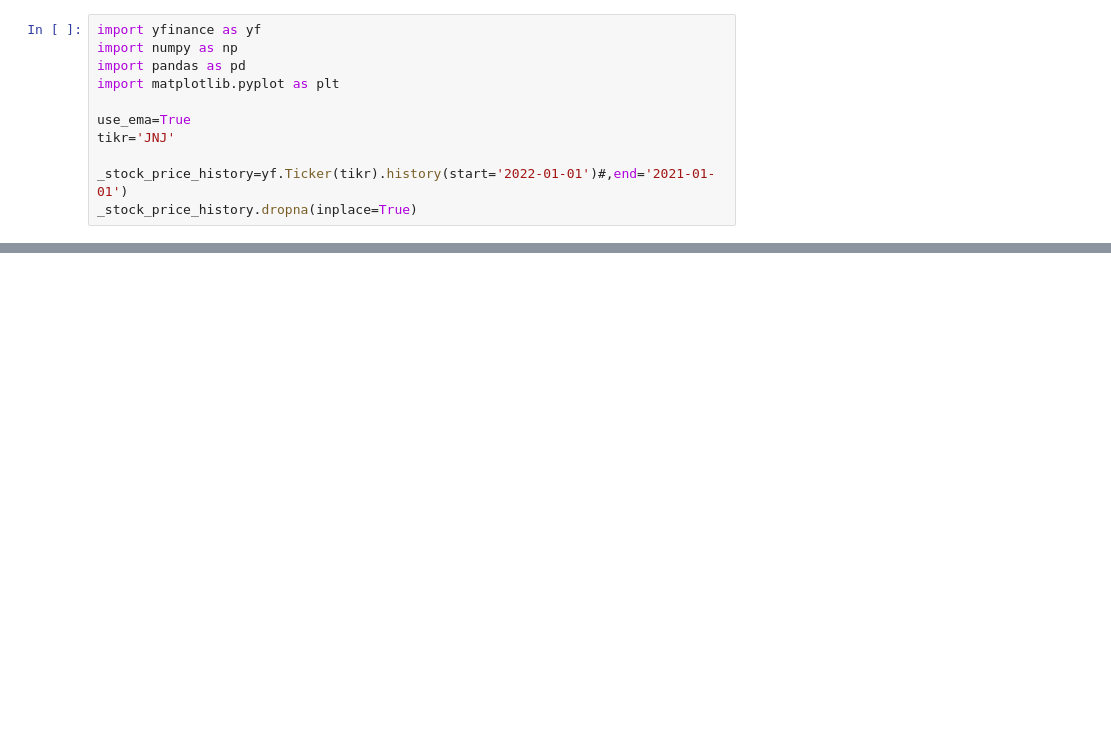
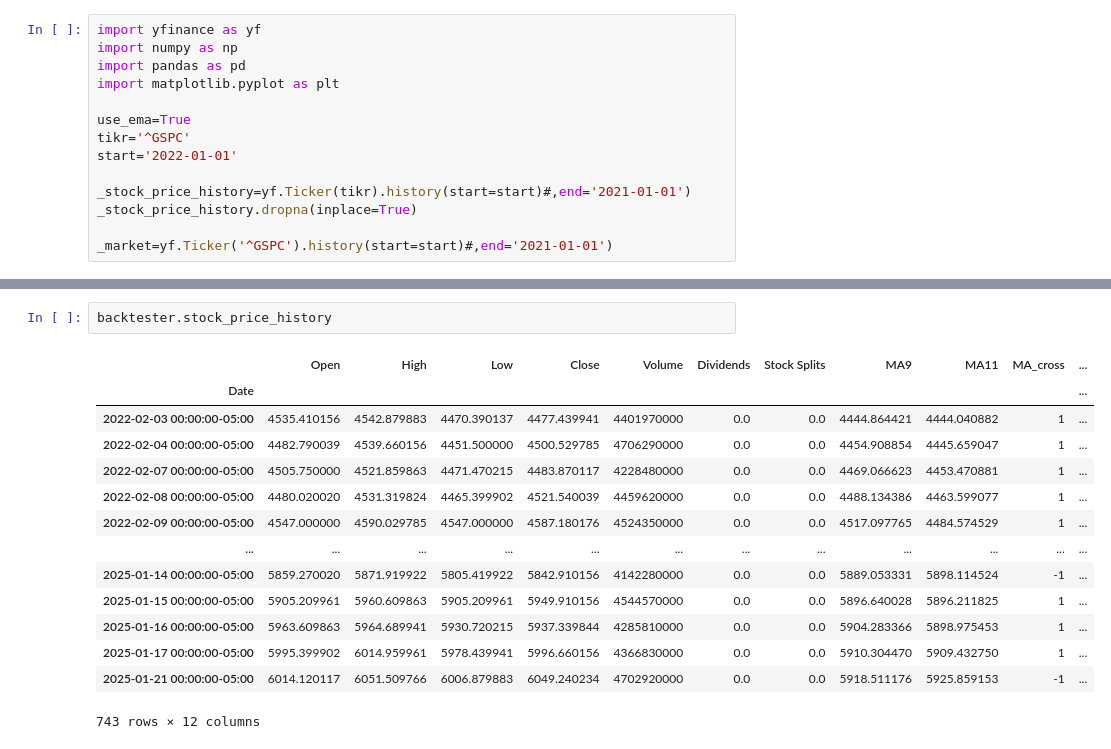
Before and after one commit to PriyadarshiAkshay/qaunt-finance, a Jupyter notebook: buy_sell_signals.ipynb, the cells around one changed output, grey strips where cells are left out. Saved outputs shown, nothing was run; the diff lists cells and outputs as text; blank space fills up the shorter version.

```diff
--- a/buy_sell_signals.ipynb
+++ b/buy_sell_signals.ipynb
@@ -5,10 +5,13 @@ import pandas as pd
 import matplotlib.pyplot as plt
 
 use_ema=True
-tikr='JNJ'
+tikr='^GSPC'
+start='2022-01-01'
 
-_stock_price_history=yf.Ticker(tikr).history(start='2022-01-01')#,end='2021-01-01')
+_stock_price_history=yf.Ticker(tikr).history(start=start)#,end='2021-01-01')
 _stock_price_history.dropna(inplace=True)
+
+_market=yf.Ticker('^GSPC').history(start=start)#,end='2021-01-01')
 # %%
 # Strategy to find optimal moving average window combinations
 best_return = -float('inf')
@@ -211,0 +183,17 @@ Total time: 764 days 00:00:00
+# %%
+backtester.stock_price_history
+# %% [output]
+|  | Open | High | Low | Close | Volume | Dividends | Stock Splits | MA9 | MA11 | MA_cross | ... |
+| Date |  |  |  |  |  |  |  |  |  |  | ... |
+| 2022-02-03 00:00:00-05:00 | 4535.410156 | 4542.879883 | 4470.390137 | 4477.439941 | 4401970000 | 0.0 | 0.0 | 4444.864421 | 4444.040882 | 1 | ... |
+| 2022-02-04 00:00:00-05:00 | 4482.790039 | 4539.660156 | 4451.500000 | 4500.529785 | 4706290000 | 0.0 | 0.0 | 4454.908854 | 4445.659047 | 1 | ... |
+| 2022-02-07 00:00:00-05:00 | 4505.750000 | 4521.859863 | 4471.470215 | 4483.870117 | 4228480000 | 0.0 | 0.0 | 4469.066623 | 4453.470881 | 1 | ... |
+| 2022-02-08 00:00:00-05:00 | 4480.020020 | 4531.319824 | 4465.399902 | 4521.540039 | 4459620000 | 0.0 | 0.0 | 4488.134386 | 4463.599077 | 1 | ... |
+| 2022-02-09 00:00:00-05:00 | 4547.000000 | 4590.029785 | 4547.000000 | 4587.180176 | 4524350000 | 0.0 | 0.0 | 4517.097765 | 4484.574529 | 1 | ... |
+| ... | ... | ... | ... | ... | ... | ... | ... | ... | ... | ... | ... |
+| 2025-01-14 00:00:00-05:00 | 5859.270020 | 5871.919922 | 5805.419922 | 5842.910156 | 4142280000 | 0.0 | 0.0 | 5889.053331 | 5898.114524 | -1 | ... |
+| 2025-01-15 00:00:00-05:00 | 5905.209961 | 5960.609863 | 5905.209961 | 5949.910156 | 4544570000 | 0.0 | 0.0 | 5896.640028 | 5896.211825 | 1 | ... |
+| 2025-01-16 00:00:00-05:00 | 5963.609863 | 5964.689941 | 5930.720215 | 5937.339844 | 4285810000 | 0.0 | 0.0 | 5904.283366 | 5898.975453 | 1 | ... |
+| 2025-01-17 00:00:00-05:00 | 5995.399902 | 6014.959961 | 5978.439941 | 5996.660156 | 4366830000 | 0.0 | 0.0 | 5910.304470 | 5909.432750 | 1 | ... |
+| 2025-01-21 00:00:00-05:00 | 6014.120117 | 6051.509766 | 6006.879883 | 6049.240234 | 4702920000 | 0.0 | 0.0 | 5918.511176 | 5925.859153 | -1 | ... |
+743 rows × 12 columns
```
Also changed, not shown: parts of 3 cells of this notebook, 5 other files.
